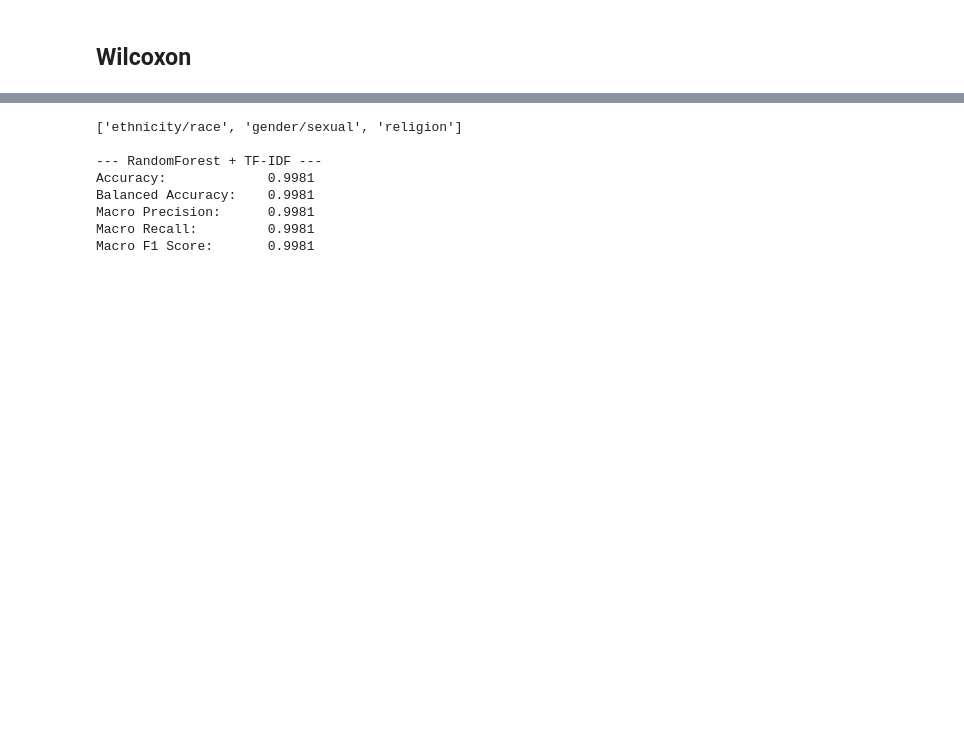
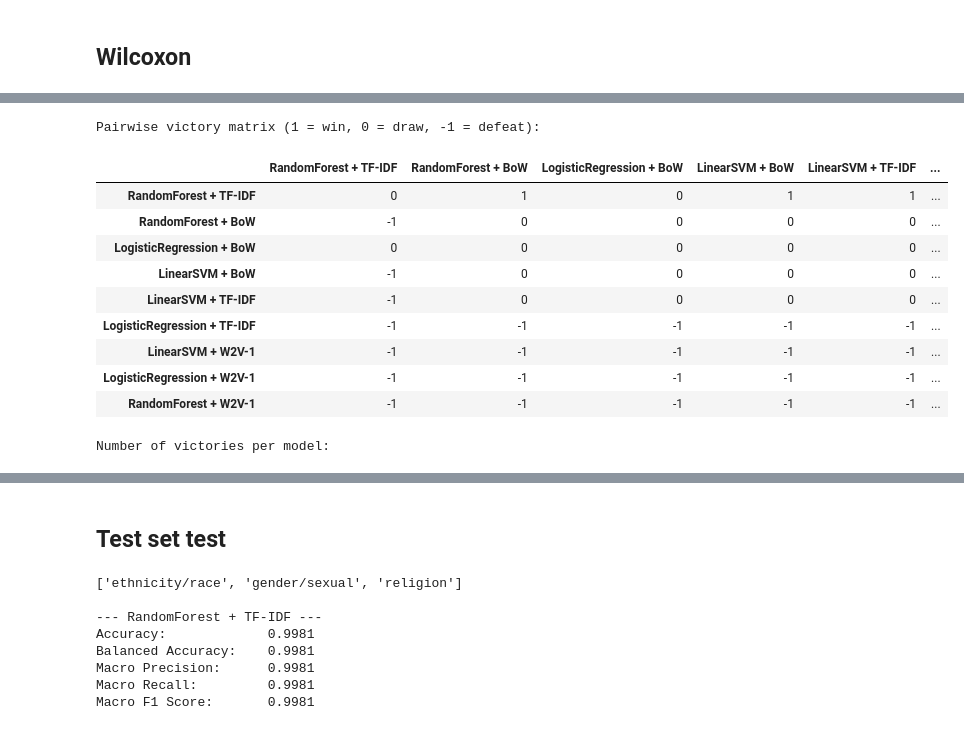
Before and after one commit to msegreto/CyberbullismDetection, a Jupyter notebook: notebook/4_MultiClassification.ipynb, the cells around one changed output, grey strips where cells are left out. Drawn from its saved outputs; the diff is of its cells as text; code cells hidden in the pictures; blank space fills up the shorter version.

```diff
--- a/notebook/4_MultiClassification.ipynb
+++ b/notebook/4_MultiClassification.ipynb
@@ -337,0 +250,75 @@ RandomForest + TF-IDF vs RandomForest + W2V-1: t-test, stat=55.1649, p=0.0000 ->
+# %%
+scores_df = pd.read_csv("../model/multiclass/repeated_cv_scores.csv")
+
+model_names = list(scores_df.columns)
+N = len(model_names)
+matrix = pd.DataFrame(0, index=model_names, columns=model_names)
+
+for i in range(N):
+    name_i = model_names[i]
+    for j in range(i+1, N):
+        name_j = model_names[j]
+        diffs = scores_df[name_i] - scores_df[name_j]
+        stat_norm, p_norm = shapiro(diffs)
+        if p_norm > 0.05:
+            stat_test, p_test = ttest_rel(
+                scores_df[name_i], scores_df[name_j]
+            )
+        else:
+            stat_test, p_test = wilcoxon(
+                scores_df[name_i], scores_df[name_j]
+            )
+        if p_test < 0.05 :
+            if scores_df[name_i].mean() > scores_df[name_j].mean():
+                matrix.loc[name_i, name_j] = 1
+                matrix.loc[name_j, name_i] = -1
+            elif scores_df[name_i].mean() < scores_df[name_j].mean():
+                matrix.loc[name_i, name_j] = -1
+                matrix.loc[name_j, name_i] = 1
+
+print("\nPairwise victory matrix (1 = win, 0 = draw, -1 = defeat):")
+display(matrix)
+
+wins = matrix.sum(axis=1)
+print("\nNumber of victories per model:")
+display(wins)
+
+max_wins = wins.max()
+winners = wins[wins == max_wins].index.tolist()
+print(f"\nWinner(s) with {max_wins} victories: {', '.join(winners)}")
+
+for winner in winners:
+    print(f"\nHead-to-head details for {winner}:")
+    for opponent in model_names:
+        if opponent == winner:
+            continue
+        diffs = scores_df[winner] - scores_df[opponent]
+        stat_norm, p_norm = shapiro(diffs)
+        if p_norm > 0.05:
+            stat_test, p_test = ttest_rel(
+                scores_df[winner], scores_df[opponent]
+            )
+            test_name = 't-test'
+        else:
+            stat_test, p_test = wilcoxon(
+                scores_df[winner], scores_df[opponent]
+            )
+            test_name = 'Wilcoxon'
+        result = 'win' if matrix.loc[winner, opponent] == 1 else 'no win'
+        print(
+            f"{winner} vs {opponent}: {test_name}, "
+            f"stat={stat_test:.4f}, p={p_test:.4f} -> {result}"
+        )
+# %% [output]
+Pairwise victory matrix (1 = win, 0 = draw, -1 = defeat):
+|  | RandomForest + TF-IDF | RandomForest + BoW | LogisticRegression + BoW | LinearSVM + BoW | LinearSVM + TF-IDF | ... |
+| RandomForest + TF-IDF | 0 | 1 | 0 | 1 | 1 | ... |
+| RandomForest + BoW | -1 | 0 | 0 | 0 | 0 | ... |
+| LogisticRegression + BoW | 0 | 0 | 0 | 0 | 0 | ... |
+| LinearSVM + BoW | -1 | 0 | 0 | 0 | 0 | ... |
+| LinearSVM + TF-IDF | -1 | 0 | 0 | 0 | 0 | ... |
+| LogisticRegression + TF-IDF | -1 | -1 | -1 | -1 | -1 | ... |
+| LinearSVM + W2V-1 | -1 | -1 | -1 | -1 | -1 | ... |
+| LogisticRegression + W2V-1 | -1 | -1 | -1 | -1 | -1 | ... |
+| RandomForest + W2V-1 | -1 | -1 | -1 | -1 | -1 | ... |
+Number of victories per model:
@@ -338,3 +346,5 @@ RandomForest + TF-IDF vs RandomForest + W2V-1: t-test, stat=55.1649, p=0.0000 ->
+# %% [markdown]
+## Test set test
 # %%
 df_eval_sorted = pd.read_csv('../model/multiclass/nested_cv_results.csv')
 df_test = pd.read_csv("../dataset/test_set.csv")
```
Also changed, not shown: parts of 2 cells of this notebook, 2 other files.
